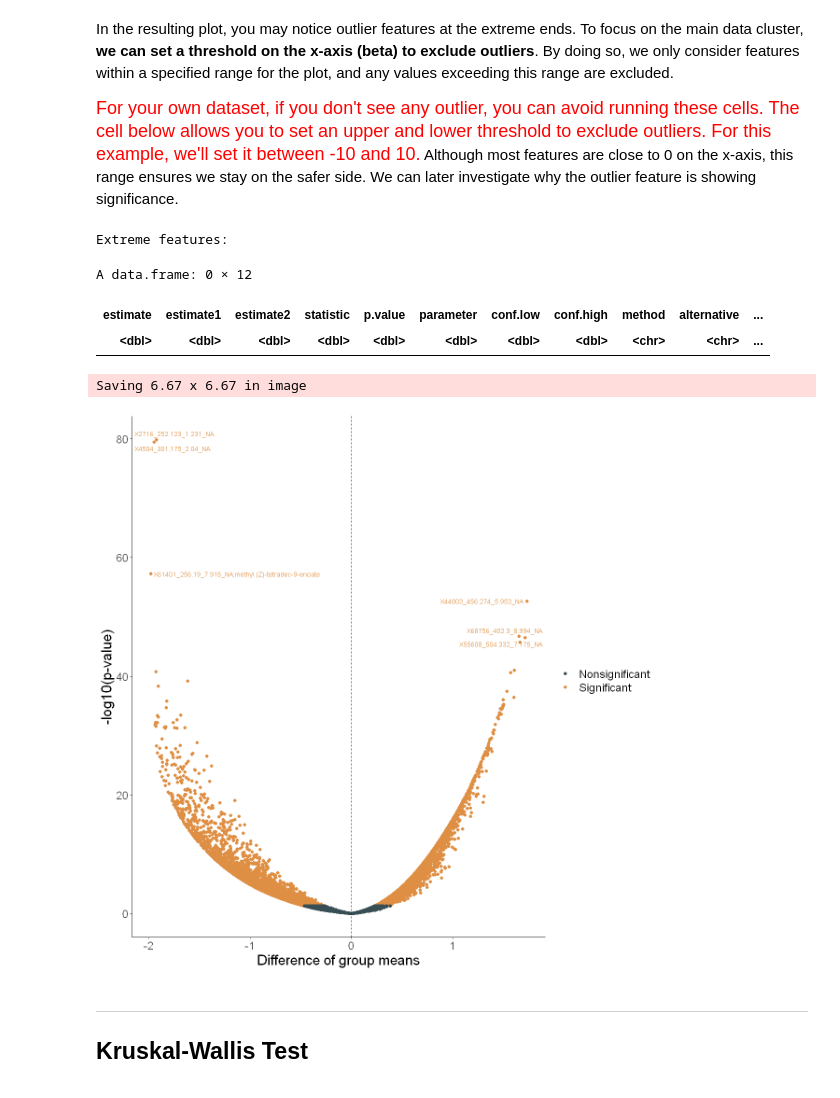
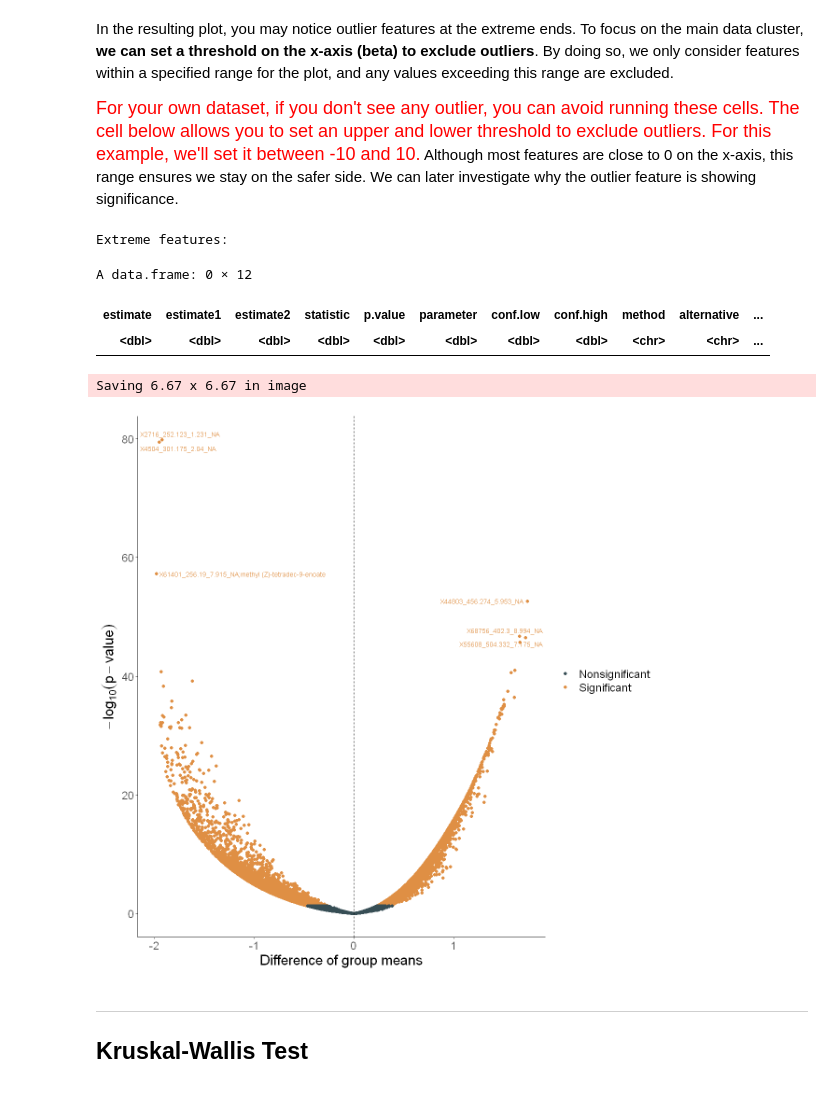
Before and after one commit to Functional-Metabolomics-Lab/FBMN-STATS, a Jupyter notebook: R/Stats_Untargeted_Metabolomics.ipynb, the cells around one changed output. Cells and saved outputs as stored; diff of their text form; code cells hidden in the pictures.

```diff
--- a/R/Stats_Untargeted_Metabolomics.ipynb
+++ b/R/Stats_Untargeted_Metabolomics.ipynb
@@ -2570,35 +2570,35 @@ threshold_upper <- 10
 # Identify extreme features
 extreme_features_ttest <- rain_out[rain_out$estimate < threshold_lower | rain_out$estimate > threshold_upper,]
 
 # Print or store the extreme features for the user
 cat("Extreme features:")
 display(extreme_features_ttest)
 
 # Filter the data to exclude the extreme values
 filtered_ttest_data <- rain_out[rain_out$estimate >= threshold_lower & rain_out$estimate <= threshold_upper,]
 
 # Plot the filtered data
 volcano_rainfall_corrected <- ggplot(filtered_ttest_data, aes(x=estimate, y=-log(p_BH, base=10), color=significant)) +
   geom_point() +
   theme_classic() +
   scale_color_manual(values= c("#374E55FF","#DF8F44FF")) +
   geom_vline(xintercept = 0, linetype="dashed") +
   xlab("Difference of group means") +
-  ylab("-log10(p-value)") +
+  ylab(expression(-log[10](p-value))) +
   theme(legend.title = element_blank(),axis.title = element_text(size = 18), text = element_text(size = 18)) +
   ggrepel::geom_text_repel(data=head(filtered_ttest_data), aes(label=rownames(filtered_ttest_data)[1:6]), size=3, show.legend = F, max.overlaps = 100)
 
 volcano_rainfall_corrected
 
 write.csv(filtered_ttest_data, paste0('ttest_',names(uni_metadata[interested_attribute_ttest]),'_filtered.csv')) #saving the csv file
 ggsave(paste0('ttest_',names(uni_metadata[interested_attribute_ttest]),'_filtered.png'), plot = volcano_rainfall_corrected) # saving the plot as png
 # %% [output]
 Extreme features:
 A data.frame: 0 × 12
 | estimate | estimate1 | estimate2 | statistic | p.value | parameter | conf.low | conf.high | method | alternative | ... |
 | <dbl> | <dbl> | <dbl> | <dbl> | <dbl> | <dbl> | <dbl> | <dbl> | <chr> | <chr> | ... |
 Saving 6.67 x 6.67 in image
-[figure, old version]
+[figure, new version]
 # %% [markdown]
 ---
 ## Kruskal-Wallis Test
```
Also changed, not shown: parts of 6 cells of this notebook, 6 other files.
